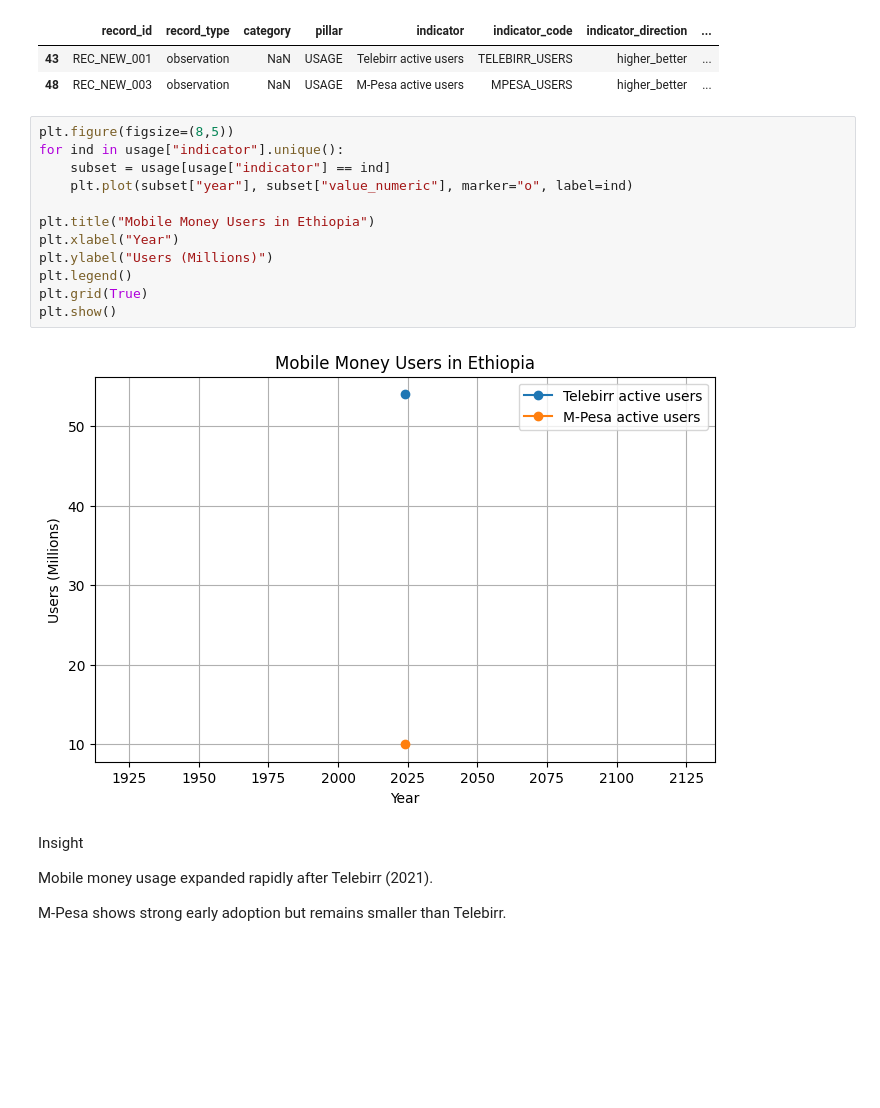
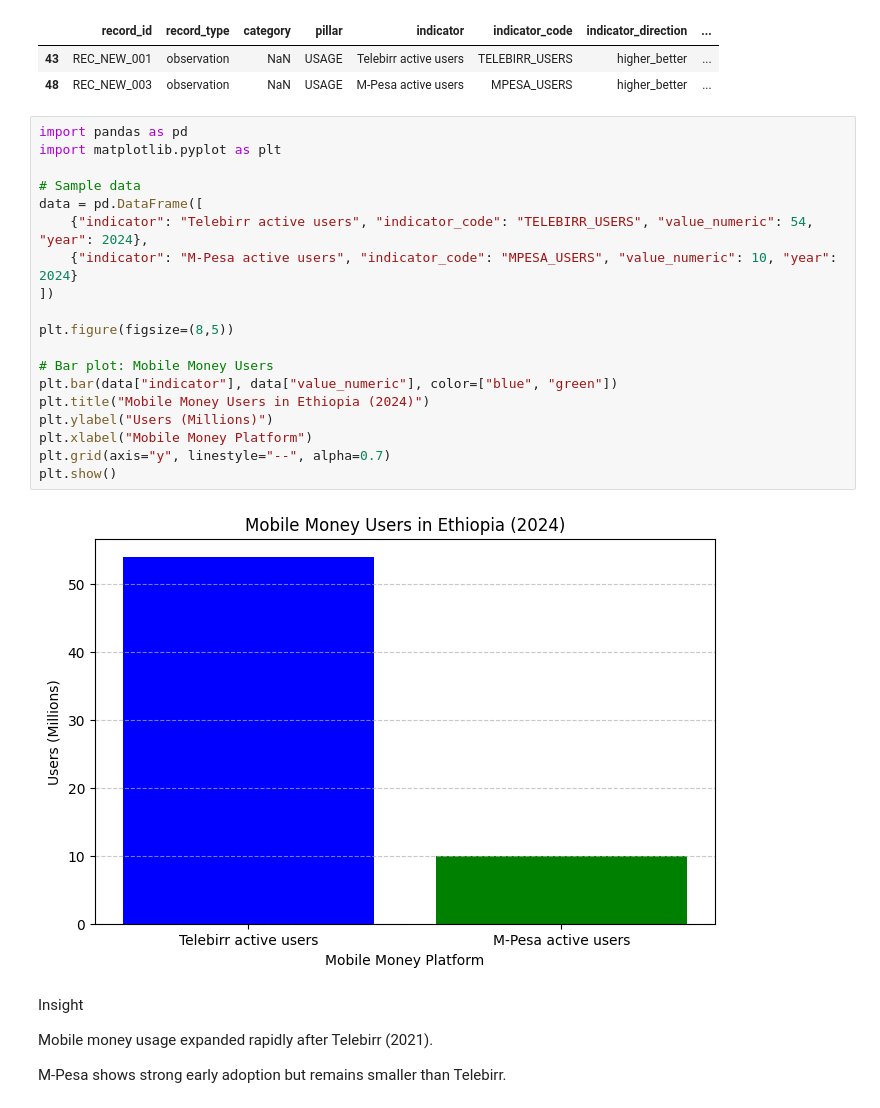
Before and after one commit to Frita123/Forecasting-Financial-Inclusion-in-Ethiopia, a Jupyter notebook: notebooks/Exploratory_Data_Analysis.ipynb, the cells around one changed output. Cells and saved outputs as stored; diff of their text form; blank space fills up the shorter version.

```diff
--- a/notebooks/Exploratory_Data_Analysis.ipynb
+++ b/notebooks/Exploratory_Data_Analysis.ipynb
@@ -287,20 +295,27 @@ usage
 |  | record_id | record_type | category | pillar | indicator | indicator_code | indicator_direction | ... |
 | 43 | REC_NEW_001 | observation | NaN | USAGE | Telebirr active users | TELEBIRR_USERS | higher_better | ... |
 | 48 | REC_NEW_003 | observation | NaN | USAGE | M-Pesa active users | MPESA_USERS | higher_better | ... |
-# %%
-plt.figure(figsize=(8,5))
-for ind in usage["indicator"].unique():
-    subset = usage[usage["indicator"] == ind]
-    plt.plot(subset["year"], subset["value_numeric"], marker="o", label=ind)
-
-plt.title("Mobile Money Users in Ethiopia")
-plt.xlabel("Year")
-plt.ylabel("Users (Millions)")
-plt.legend()
-plt.grid(True)
-plt.show()
-# %% [output]
-[figure, removed]
+# %%
+import pandas as pd
+import matplotlib.pyplot as plt
+
+# Sample data
+data = pd.DataFrame([
+    {"indicator": "Telebirr active users", "indicator_code": "TELEBIRR_USERS", "value_numeric": 54, "year": 2024},
+    {"indicator": "M-Pesa active users", "indicator_code": "MPESA_USERS", "value_numeric": 10, "year": 2024}
+])
+
+plt.figure(figsize=(8,5))
+
+# Bar plot: Mobile Money Users
+plt.bar(data["indicator"], data["value_numeric"], color=["blue", "green"])
+plt.title("Mobile Money Users in Ethiopia (2024)")
+plt.ylabel("Users (Millions)")
+plt.xlabel("Mobile Money Platform")
+plt.grid(axis="y", linestyle="--", alpha=0.7)
+plt.show()
+# %% [output]
+[figure, added]
 # %% [markdown]
 Insight
 
```
Also changed, not shown: parts of 2 cells of this notebook.
